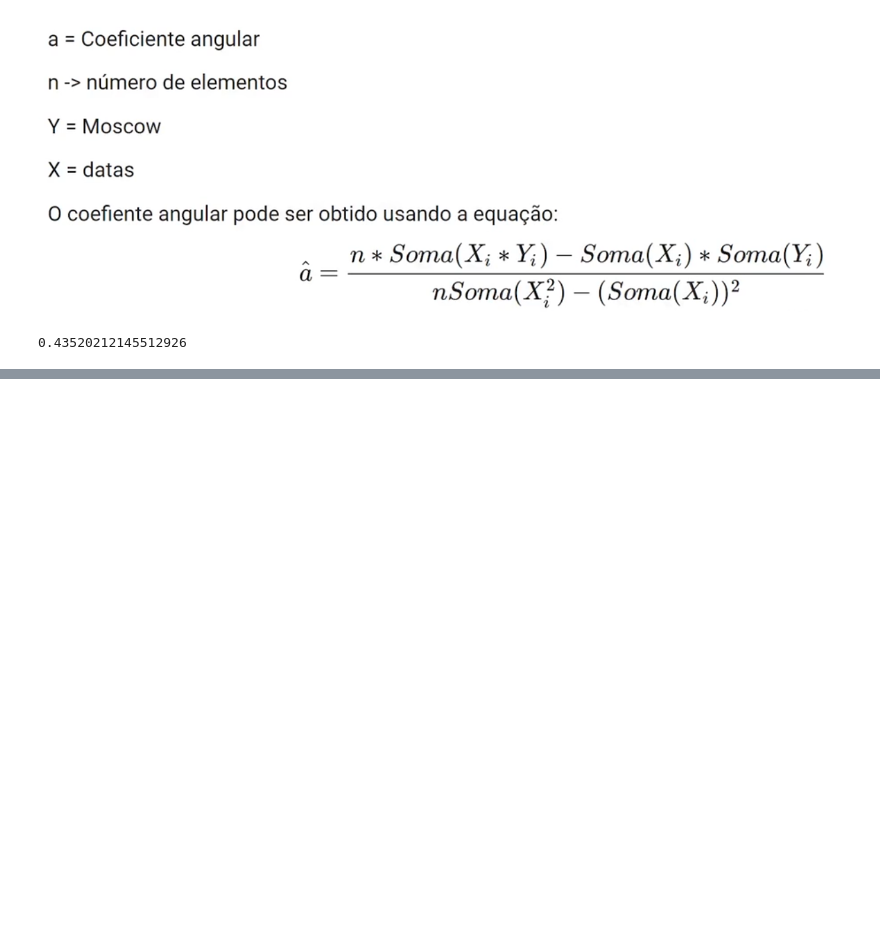
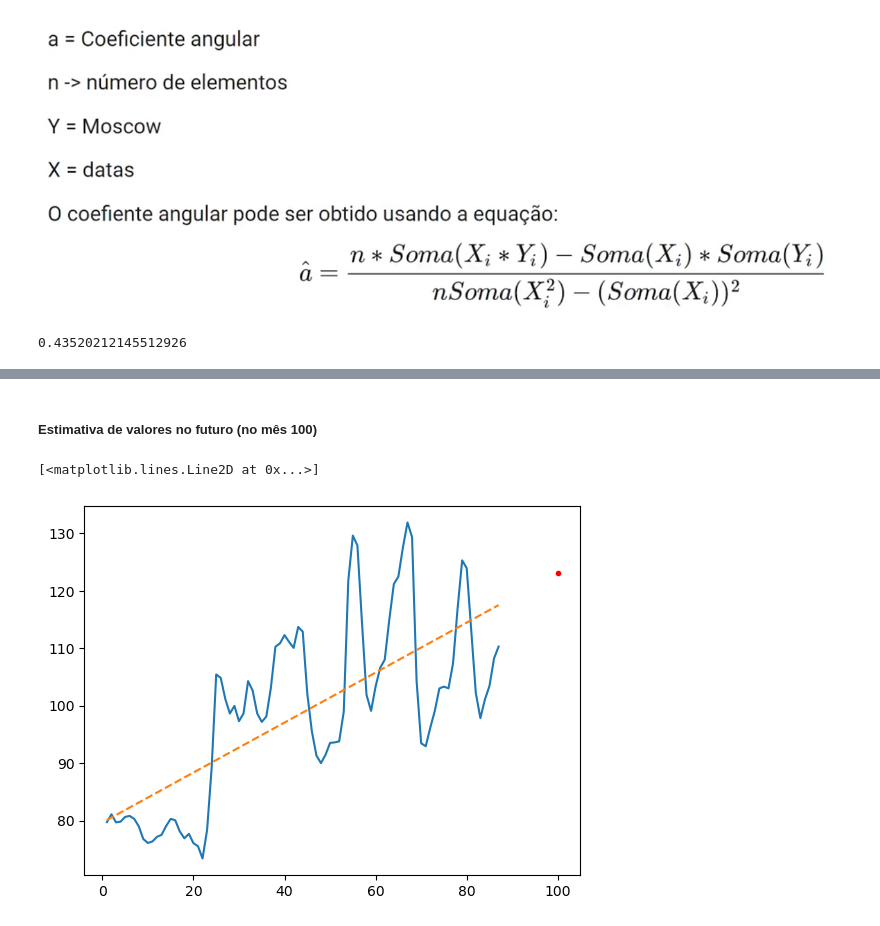
Before and after one commit to LeoRochaCarmo/formacao-python-para-data-science-alura, a Jupyter notebook: NumPy - análise numérica eficiente com Python/03_operacoes_entre_arrays.ipynb, the cells around one changed output, grey strips where cells are left out. Drawn from its saved outputs; the diff is of its cells as text; code cells hidden in the pictures; blank space fills up the shorter version.

```diff
--- a/NumPy - análise numérica eficiente com Python/03_operacoes_entre_arrays.ipynb
+++ b/NumPy - análise numérica eficiente com Python/03_operacoes_entre_arrays.ipynb
@@ -52,0 +78,10 @@ a
+# %% [markdown]
+##### Estimativa de valores no futuro (no mês 100)
+# %%
+month_100 = 100
+plt.plot(dates, moscow)
+plt.plot(dates, y, linestyle='dashed')
+plt.plot(month_100, month_100 *a + b, '.r')
+# %% [output]
+[<matplotlib.lines.Line2D at 0x...>]
+[figure, added]
```
Also changed, not shown: parts of 9 cells of this notebook, 3 other files.
